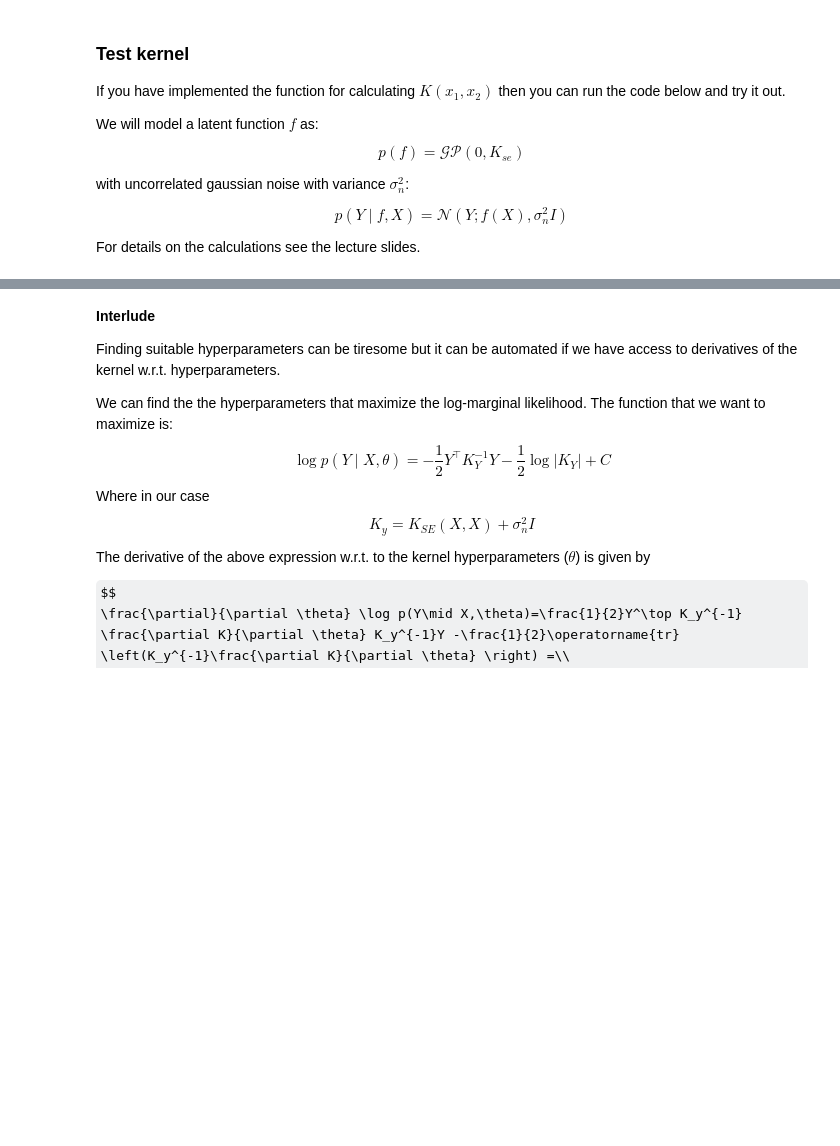
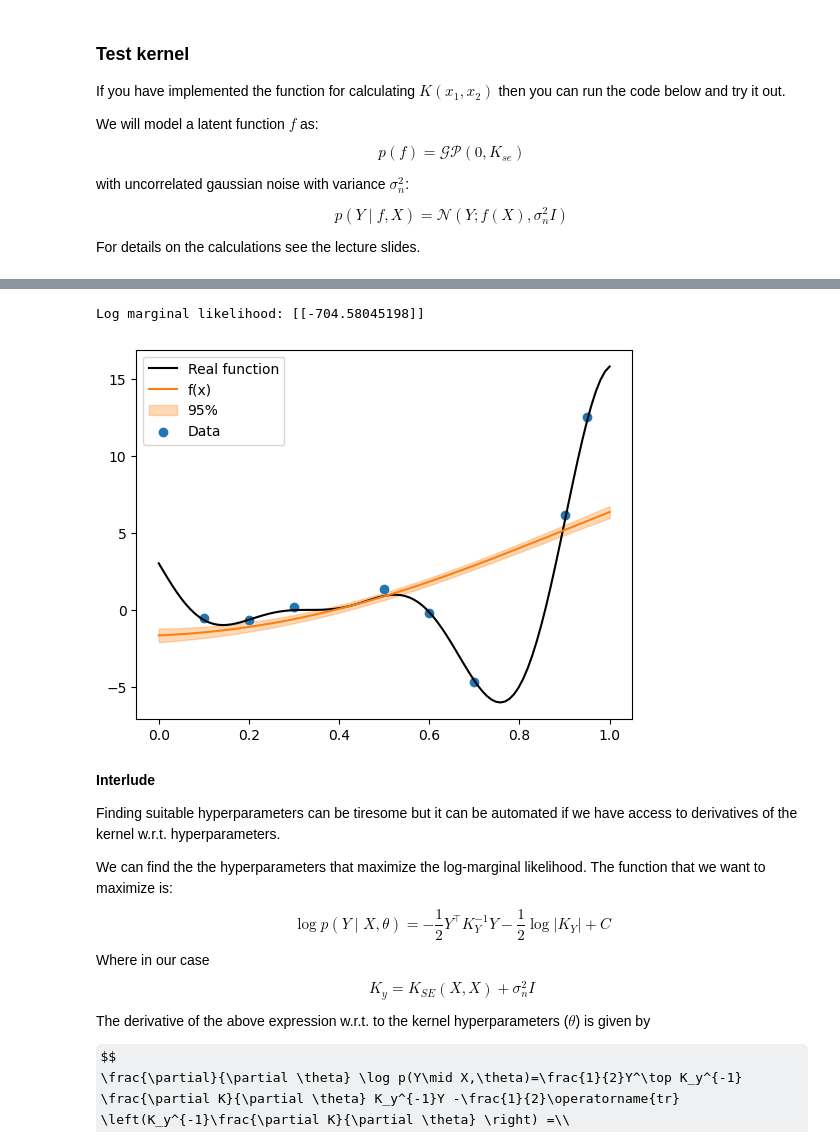
Before and after one commit to QED137/Probabilistic-Machine-Learning, a Jupyter notebook: Exercise_04_code/Exercise_04.ipynb, the cells around one changed output, grey strips where cells are left out. Saved outputs shown, nothing was run; the diff lists cells and outputs as text; code cells hidden in the pictures; some formulas as TeX source; blank space fills up the shorter version.

```diff
--- a/Exercise_04_code/Exercise_04.ipynb
+++ b/Exercise_04_code/Exercise_04.ipynb
@@ -120,40 +146,43 @@ plt.show()
 # the predictions change.
 # You can also try to maximize the marginal likelihood by hand.
 ####################
-SE_sigma=None
-SE_ell=None
+SE_sigma=1
+SE_ell=1
 ####################
 
 
 Kse=SquareExponential(sigma=SE_sigma,ell=SE_ell,noise=0.3)
 
 # alpha = inv(K_y).dot(Y)
 alpha,log_ml=Kse.condition_f_observation(X,Y)
 
 print('Log marginal likelihood: {}'.format(log_ml))
 
 # Make predictions at x
 x=np.linspace(0,1,100).reshape(-1,1)
 
 # Calculate covariance between test data x and training data X
 KxX=Kse.K(x,X)
 
 #Calculate mean
 fx=KxX.dot(alpha)
 
 #Calculate variance
 v=np.linalg.solve(Kse.L,KxX.T).T
 f_std=np.sqrt(np.diag(Kse.K(x,x) - v.dot(v.T)))
 
 
 #plot data, mean and variance
 plt.figure()
 plt.plot(x,forrester(x),'k',label='Real function')
 plt.plot(x,fx,'C1',label='f(x)')
 plt.fill_between(x.ravel(),fx.ravel()-1.96*f_std,fx.ravel()+1.96*f_std,color='C1',alpha=0.3,label='95%')
 plt.scatter(X,Y,alpha=1,marker='o',color='C0',label='Data')
 plt.legend()
 plt.show()
+# %% [output]
+Log marginal likelihood: [[-704.58045198]]
+[figure, added]
 # %% [markdown]
 **Interlude**
 
```
Also changed, not shown: parts of 8 cells of this notebook, 5 other files.
